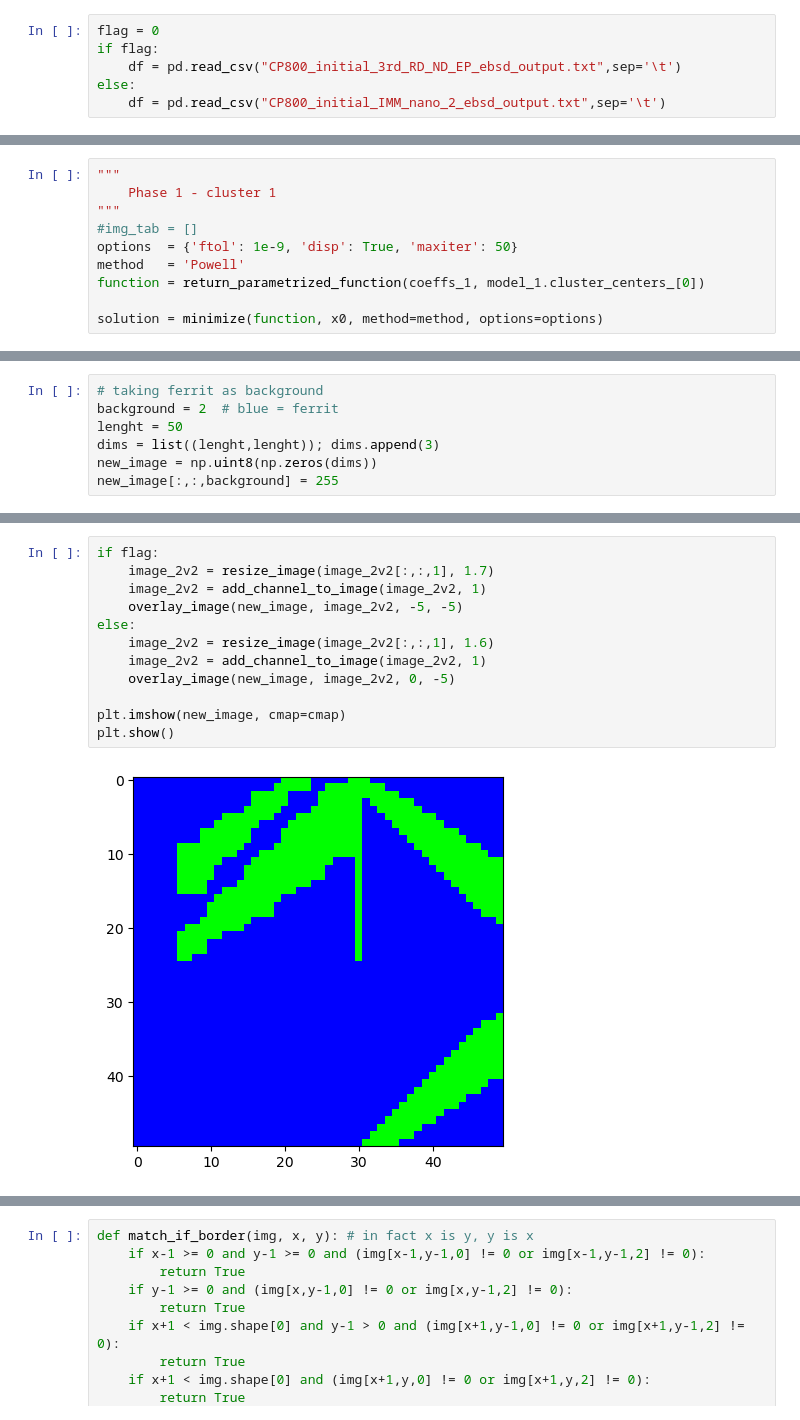
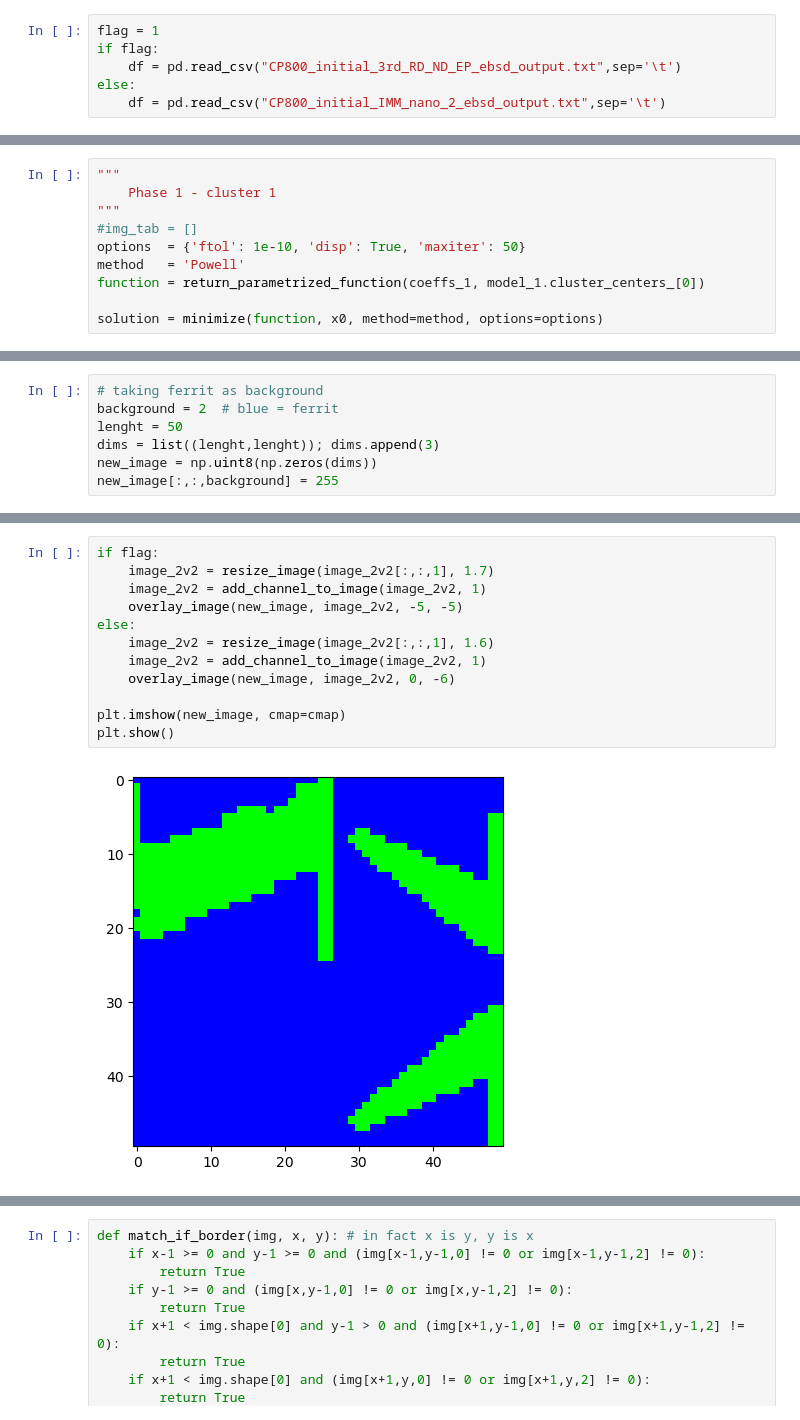
Before and after one commit to KrzysiekJa/grain-images-analytics, a Jupyter notebook: notebook.ipynb, the cells around one changed output, grey strips where cells are left out. Saved outputs shown, nothing was run; the diff lists cells and outputs as text.

```diff
--- a/notebook.ipynb
+++ b/notebook.ipynb
@@ -9,7 +9,7 @@ colors = [(1, 0, 0), (0, 1, 0), (0, 0, 1)]  # R -> G -> B
 cmap_name = 'rgb_cmap'
 cmap = LinearSegmentedColormap.from_list(cmap_name, colors, N=6)
 # %%
-flag = 0
+flag = 1
 if flag:
     df = pd.read_csv("CP800_initial_3rd_RD_ND_EP_ebsd_output.txt",sep='\t')
 else:
@@ -1032,7 +1041,7 @@ from scipy.optimize import minimize
     Phase 1 - cluster 1
 """
 #img_tab = []
-options  = {'ftol': 1e-9, 'disp': True, 'maxiter': 50}
+options  = {'ftol': 1e-10, 'disp': True, 'maxiter': 50}
 method   = 'Powell'
 function = return_parametrized_function(coeffs_1, model_1.cluster_centers_[0])
 
@@ -1310,17 +1310,17 @@ plt.show()
 # %%
 if flag:
     image_2v2 = resize_image(image_2v2[:,:,1], 1.7)
     image_2v2 = add_channel_to_image(image_2v2, 1)
     overlay_image(new_image, image_2v2, -5, -5)
 else:
     image_2v2 = resize_image(image_2v2[:,:,1], 1.6)
     image_2v2 = add_channel_to_image(image_2v2, 1)
-    overlay_image(new_image, image_2v2, 0, -5)
+    overlay_image(new_image, image_2v2, 0, -6)
 
 plt.imshow(new_image, cmap=cmap)
 plt.show()
 # %% [output]
-[figure, old version]
+[figure, new version]
 # %%
 image_2v3 = np.zeros((image_2.shape[0], image_2.shape[1]*2, 3))
 
```
Also changed, not shown: parts of 64 cells of this notebook.
